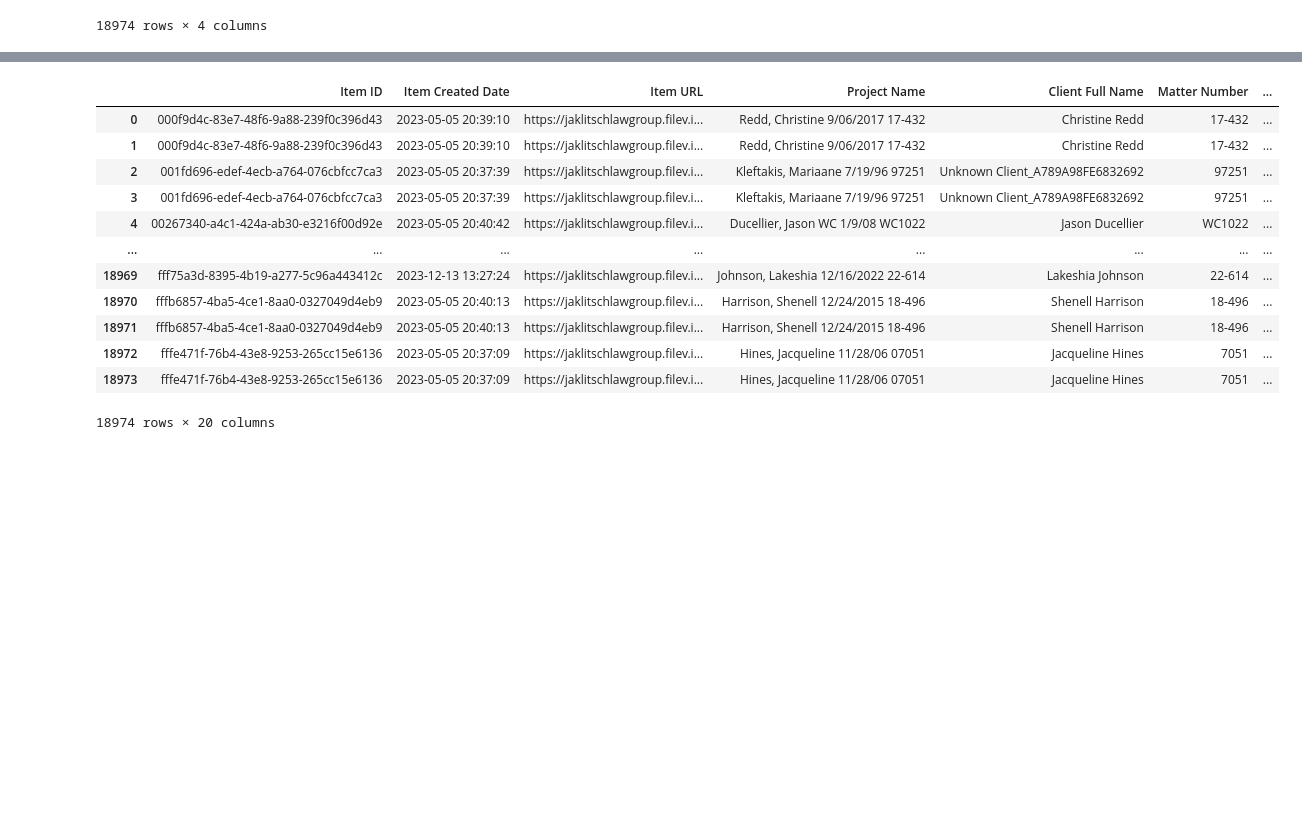
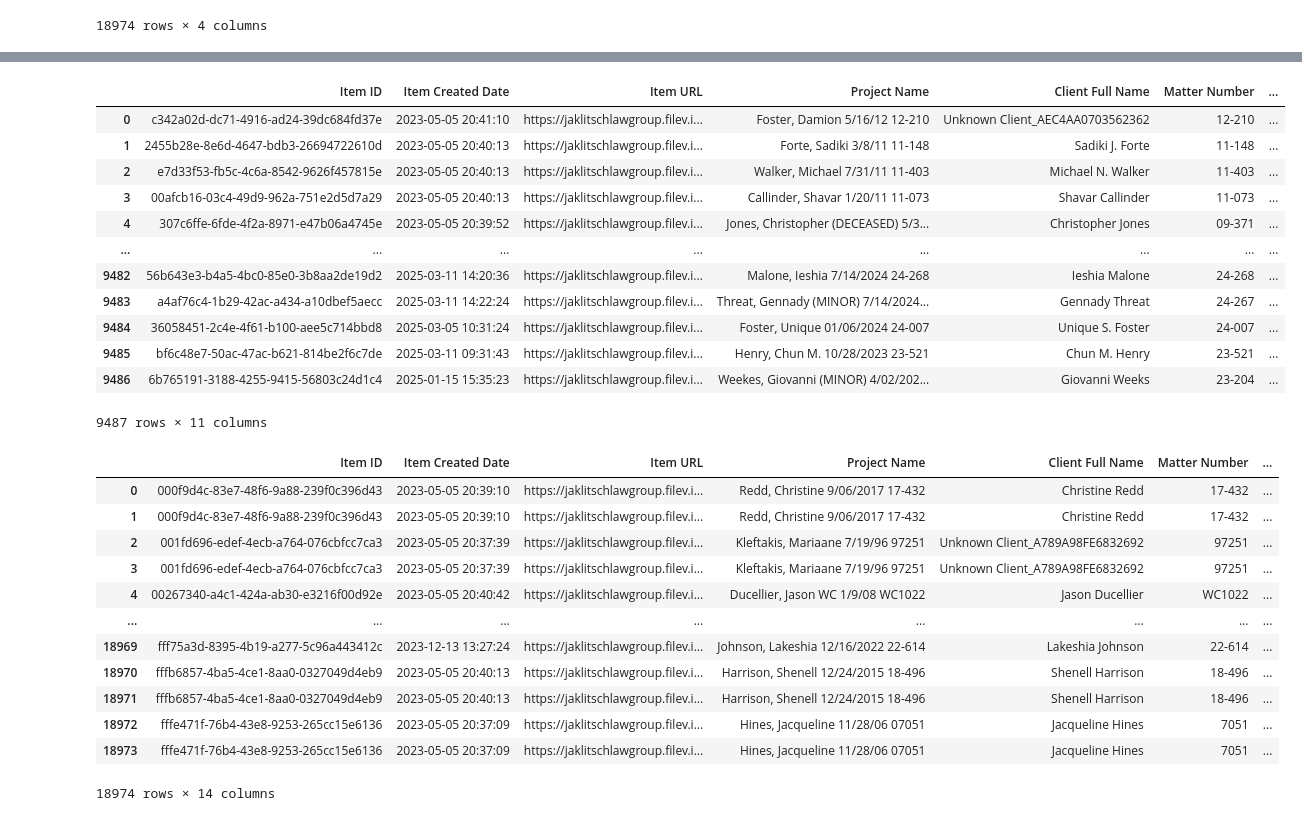
Before and after one commit to The-Jaklitsch-Law-Group/JLG_DV_Disbursals, a Jupyter notebook: notebooks/Data_Cleaning_and_Comparision.ipynb, the cells around one changed output, grey strips where cells are left out. Drawn from its saved outputs; the diff is of its cells as text; code cells hidden in the pictures; blank space fills up the shorter version.

```diff
--- a/notebooks/Data_Cleaning_and_Comparision.ipynb
+++ b/notebooks/Data_Cleaning_and_Comparision.ipynb
@@ -148,5 +158,28 @@ df_fv_appended
+# %%
+df_fv = df_fv.drop(columns=['Date Disbursed',
+                            'JLG Fee',
+                            'Disbursed By Full Name',
+                            'Second Disbursement Date',
+                            'JLG Fee 2',
+                            'Disbursed By 2 Full Name'])
+df_fv
+# %% [output]
+|  | Item ID | Item Created Date | Item URL | Project Name | Client Full Name | Matter Number | ... |
+| 0 | c342a02d-dc71-4916-ad24-39dc684fd37e | 2023-05-05 20:41:10 | https://jaklitschlawgroup.filev.i... | Foster, Damion 5/16/12 12-210 | Unknown Client_AEC4AA0703562362 | 12-210 | ... |
+| 1 | 2455b28e-8e6d-4647-bdb3-26694722610d | 2023-05-05 20:40:13 | https://jaklitschlawgroup.filev.i... | Forte, Sadiki 3/8/11 11-148 | Sadiki J. Forte | 11-148 | ... |
+| 2 | e7d33f53-fb5c-4c6a-8542-9626f457815e | 2023-05-05 20:40:13 | https://jaklitschlawgroup.filev.i... | Walker, Michael 7/31/11 11-403 | Michael N. Walker | 11-403 | ... |
+| 3 | 00afcb16-03c4-49d9-962a-751e2d5d7a29 | 2023-05-05 20:40:13 | https://jaklitschlawgroup.filev.i... | Callinder, Shavar 1/20/11 11-073 | Shavar Callinder | 11-073 | ... |
+| 4 | 307c6ffe-6fde-4f2a-8971-e47b06a4745e | 2023-05-05 20:39:52 | https://jaklitschlawgroup.filev.i... | Jones, Christopher (DECEASED) 5/3... | Christopher Jones | 09-371 | ... |
+| ... | ... | ... | ... | ... | ... | ... | ... |
+| 9482 | 56b643e3-b4a5-4bc0-85e0-3b8aa2de19d2 | 2025-03-11 14:20:36 | https://jaklitschlawgroup.filev.i... | Malone, Ieshia 7/14/2024 24-268 | Ieshia Malone | 24-268 | ... |
+| 9483 | a4af76c4-1b29-42ac-a434-a10dbef5aecc | 2025-03-11 14:22:24 | https://jaklitschlawgroup.filev.i... | Threat, Gennady (MINOR) 7/14/2024... | Gennady Threat | 24-267 | ... |
+| 9484 | 36058451-2c4e-4f61-b100-aee5c714bbd8 | 2025-03-05 10:31:24 | https://jaklitschlawgroup.filev.i... | Foster, Unique 01/06/2024 24-007 | Unique S. Foster | 24-007 | ... |
+| 9485 | bf6c48e7-50ac-47ac-b621-814be2f6c7de | 2025-03-11 09:31:43 | https://jaklitschlawgroup.filev.i... | Henry, Chun M. 10/28/2023 23-521 | Chun M. Henry | 23-521 | ... |
+| 9486 | 6b765191-3188-4255-9415-56803c24d1c4 | 2025-01-15 15:35:23 | https://jaklitschlawgroup.filev.i... | Weekes, Giovanni (MINOR) 4/02/202... | Giovanni Weeks | 23-204 | ... |
+9487 rows × 11 columns
 # %%
-pd.merge(df_fv, df_fv_appended, on=['Item ID'], how='outer')
+df_fv = pd.merge(df_fv, df_fv_appended, on=['Item ID'], how='outer')
+df_fv
 # %% [output]
 |  | Item ID | Item Created Date | Item URL | Project Name | Client Full Name | Matter Number | ... |
 | 0 | 000f9d4c-83e7-48f6-9a88-239f0c396d43 | 2023-05-05 20:39:10 | https://jaklitschlawgroup.filev.i... | Redd, Christine 9/06/2017 17-432 | Christine Redd | 17-432 | ... |
@@ -160,4 +193,4 @@ pd.merge(df_fv, df_fv_appended, on=['Item ID'], how='outer')
 | 18971 | fffb6857-4ba5-4ce1-8aa0-0327049d4eb9 | 2023-05-05 20:40:13 | https://jaklitschlawgroup.filev.i... | Harrison, Shenell 12/24/2015 18-496 | Shenell Harrison | 18-496 | ... |
 | 18972 | fffe471f-76b4-43e8-9253-265cc15e6136 | 2023-05-05 20:37:09 | https://jaklitschlawgroup.filev.i... | Hines, Jacqueline 11/28/06 07051 | Jacqueline Hines | 7051 | ... |
 | 18973 | fffe471f-76b4-43e8-9253-265cc15e6136 | 2023-05-05 20:37:09 | https://jaklitschlawgroup.filev.i... | Hines, Jacqueline 11/28/06 07051 | Jacqueline Hines | 7051 | ... |
-18974 rows × 20 columns
+18974 rows × 14 columns
```
Also changed, not shown: parts of 1 cell of this notebook.
